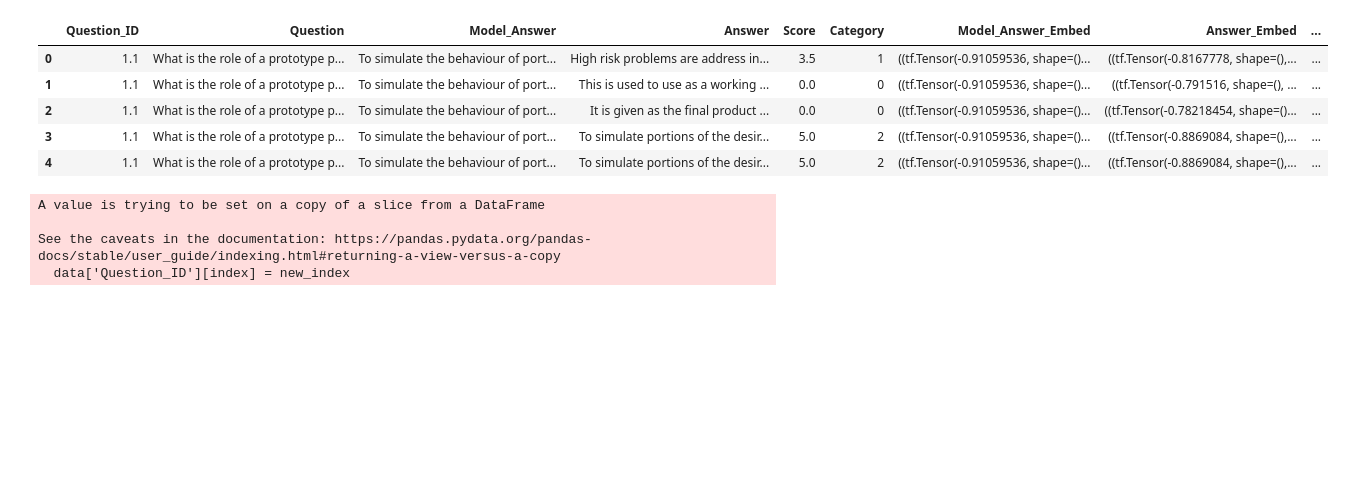
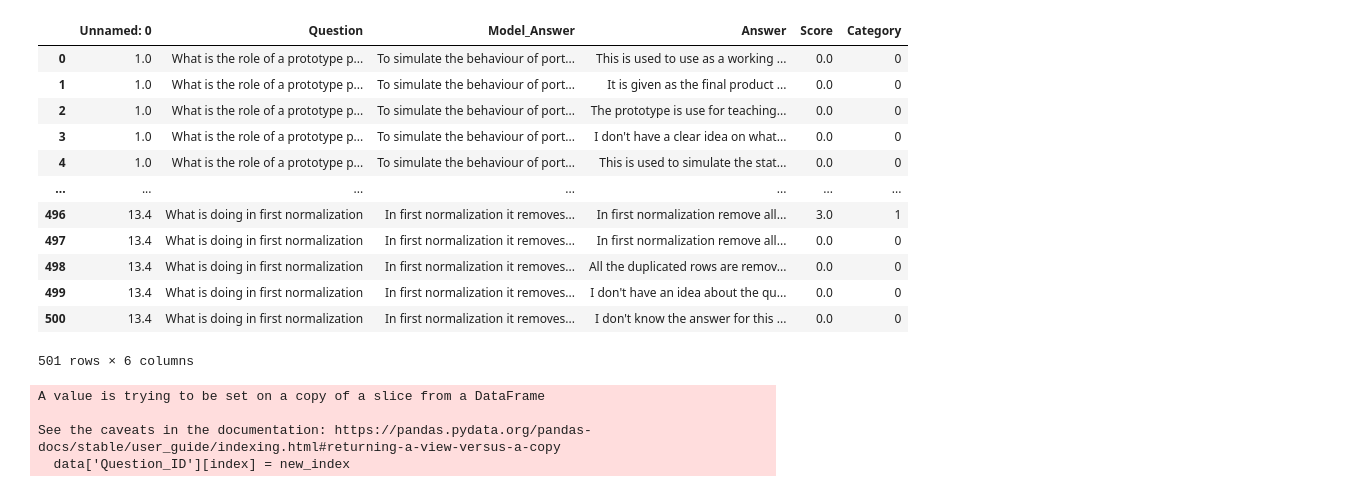
Before and after one commit to Research-Recruit-AI-SLIIT/Research-Codebase, a Jupyter notebook: Knowledge and Attitude Evaluation/Answer Evaluation/Data/datapreprocess.ipynb, the cells around one changed output. Drawn from its saved outputs; the diff is of its cells as text; code cells hidden in the pictures; blank space fills up the shorter version.

```diff
--- a/Knowledge and Attitude Evaluation/Answer Evaluation/Data/datapreprocess.ipynb
+++ b/Knowledge and Attitude Evaluation/Answer Evaluation/Data/datapreprocess.ipynb
@@ -6,7 +6,7 @@ from sklearn.metrics import pairwise
 # %%
 import pandas as pd
 
-data = pd.read_csv('./ImprovedDatasetV2.csv', encoding="ISO-8859-1")
+data = pd.read_csv('./improveddsv5.csv', encoding="ISO-8859-1")
 # %%
 BERT_MODEL = "https://tfhub.dev/tensorflow/bert_en_uncased_L-12_H-768_A-12/4" # @param {type: "string"} ["https://tfhub.dev/google/experts/bert/wiki_books/2", "https://tfhub.dev/google/experts/bert/wiki_books/mnli/2", "https://tfhub.dev/google/experts/bert/wiki_books/qnli/2", "https://tfhub.dev/google/experts/bert/wiki_books/qqp/2", "https://tfhub.dev/google/experts/bert/wiki_books/squad2/2", "https://tfhub.dev/google/experts/bert/wiki_books/sst2/2",  "https://tfhub.dev/google/experts/bert/pubmed/2", "https://tfhub.dev/google/experts/bert/pubmed/squad2/2"]
 # Preprocessing must match the model, but all the above use the same.
@@ -41,13 +38,20 @@ Cosine_Similarity     0
 dtype: int64
 # %%
-data.head()
+data
 # %% [output]
-|  | Question_ID | Question | Model_Answer | Answer | Score | Category | Model_Answer_Embed | Answer_Embed | ... |
-| 0 | 1.1 | What is the role of a prototype p... | To simulate the behaviour of port... | High risk problems are address in... | 3.5 | 1 | ((tf.Tensor(-0.91059536, shape=()... | ((tf.Tensor(-0.8167778, shape=(),... | ... |
-| 1 | 1.1 | What is the role of a prototype p... | To simulate the behaviour of port... | This is used to use as a working ... | 0.0 | 0 | ((tf.Tensor(-0.91059536, shape=()... | ((tf.Tensor(-0.791516, shape=(), ... | ... |
-| 2 | 1.1 | What is the role of a prototype p... | To simulate the behaviour of port... | It is given as the final product ... | 0.0 | 0 | ((tf.Tensor(-0.91059536, shape=()... | ((tf.Tensor(-0.78218454, shape=()... | ... |
-| 3 | 1.1 | What is the role of a prototype p... | To simulate the behaviour of port... | To simulate portions of the desir... | 5.0 | 2 | ((tf.Tensor(-0.91059536, shape=()... | ((tf.Tensor(-0.8869084, shape=(),... | ... |
-| 4 | 1.1 | What is the role of a prototype p... | To simulate the behaviour of port... | To simulate portions of the desir... | 5.0 | 2 | ((tf.Tensor(-0.91059536, shape=()... | ((tf.Tensor(-0.8869084, shape=(),... | ... |
+|  | Unnamed: 0 | Question | Model_Answer | Answer | Score | Category |
+| 0 | 1.0 | What is the role of a prototype p... | To simulate the behaviour of port... | This is used to use as a working ... | 0.0 | 0 |
+| 1 | 1.0 | What is the role of a prototype p... | To simulate the behaviour of port... | It is given as the final product ... | 0.0 | 0 |
+| 2 | 1.0 | What is the role of a prototype p... | To simulate the behaviour of port... | The prototype is use for teaching... | 0.0 | 0 |
+| 3 | 1.0 | What is the role of a prototype p... | To simulate the behaviour of port... | I don't have a clear idea on what... | 0.0 | 0 |
+| 4 | 1.0 | What is the role of a prototype p... | To simulate the behaviour of port... | This is used to simulate the stat... | 0.0 | 0 |
+| ... | ... | ... | ... | ... | ... | ... |
+| 496 | 13.4 | What is doing in first normalization | In first normalization it removes... | In first normalization remove all... | 3.0 | 1 |
+| 497 | 13.4 | What is doing in first normalization | In first normalization it removes... | In first normalization remove all... | 0.0 | 0 |
+| 498 | 13.4 | What is doing in first normalization | In first normalization it removes... | All the duplicated rows are remov... | 0.0 | 0 |
+| 499 | 13.4 | What is doing in first normalization | In first normalization it removes... | I don't have an idea about the qu... | 0.0 | 0 |
+| 500 | 13.4 | What is doing in first normalization | In first normalization it removes... | I don't know the answer for this ... | 0.0 | 0 |
+501 rows × 6 columns
 # %%
 ind = 1.1
 new_index = 1
```
Also changed, not shown: parts of 13 cells of this notebook, 18 other files.
